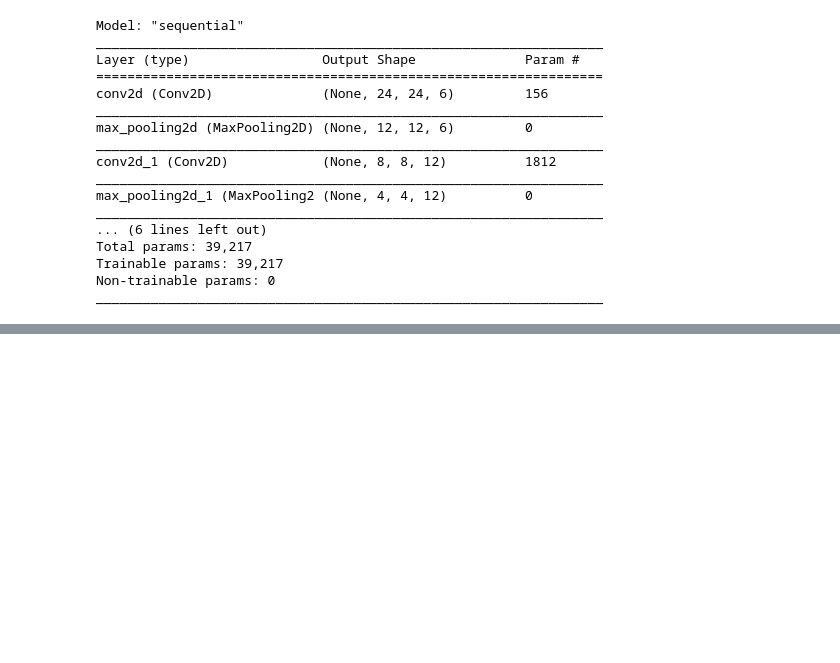
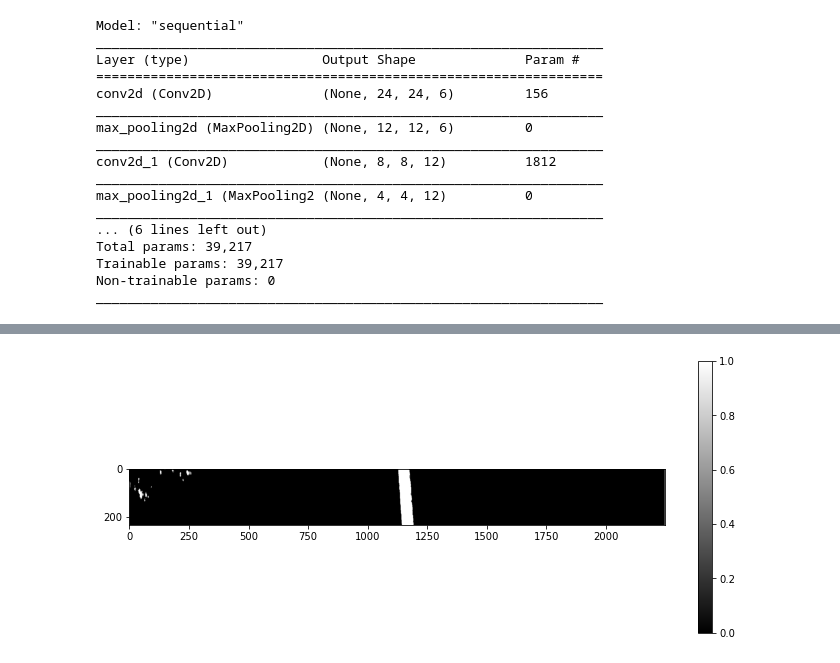
Before and after one commit to vintel38/PowerLines, a Jupyter notebook: PowerLine.ipynb, the cells around one changed output, grey strips where cells are left out. Cells and saved outputs as stored; diff of their text form; code cells hidden in the pictures; blank space fills up the shorter version.

```diff
--- a/PowerLine.ipynb
+++ b/PowerLine.ipynb
@@ -249,0 +279,23 @@ for i in range(9):
+# %%
+from tqdm import tqdm
+
+cropped = []
+for i in tqdm(range(HT, int((img.shape[0]-HT+1)/4))):
+    for j in range(HT, img.shape[1]-HT+1):
+        cropped.append(img[i-HT:i+HT, j-HT:j+HT])
+
+cropped = np.array(cropped).astype(np.float32)
+cropped = cropped.reshape([len(cropped), 28, 28, 1])
+detect = model.predict(cropped).round()
+        # print(crop.reshape(28, 28, 1).shape)
+        #break
+    #break
+# %%
+detect = detect.reshape(int((img.shape[0]-HT+1)/4) - HT, img.shape[1]-HT+1 - HT).astype(np.uint8)
+# %%
+plt.figure(figsize=(12,5))
+plt.imshow(detect, cmap='gray')
+plt.colorbar()
+plt.show()
+# %% [output]
+[figure, added]
```
Also changed, not shown: parts of 20 cells of this notebook.
